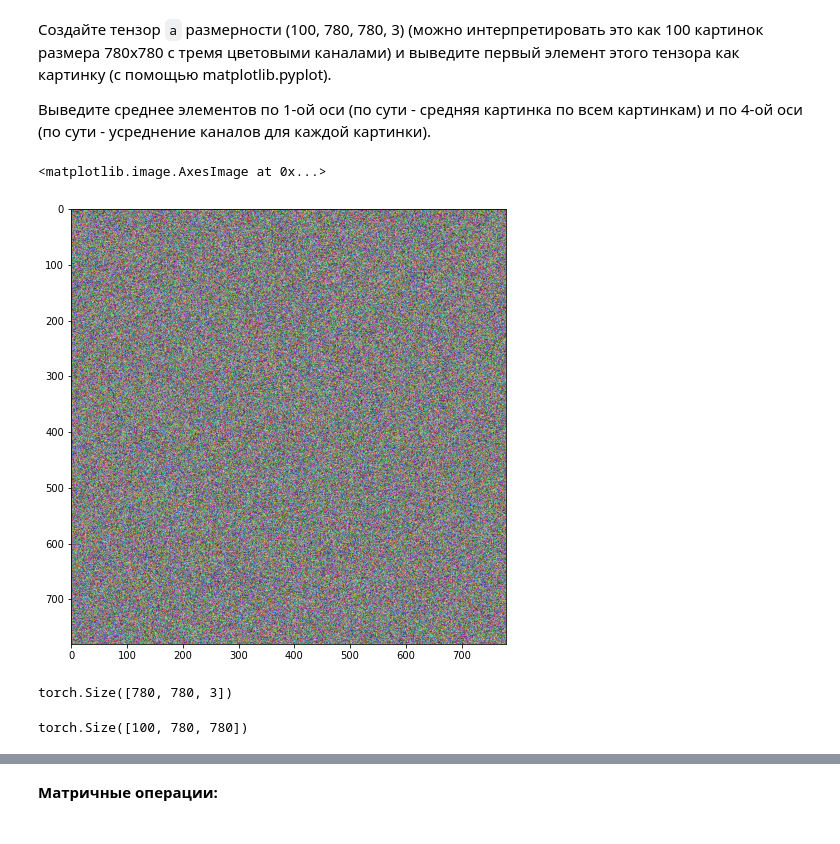
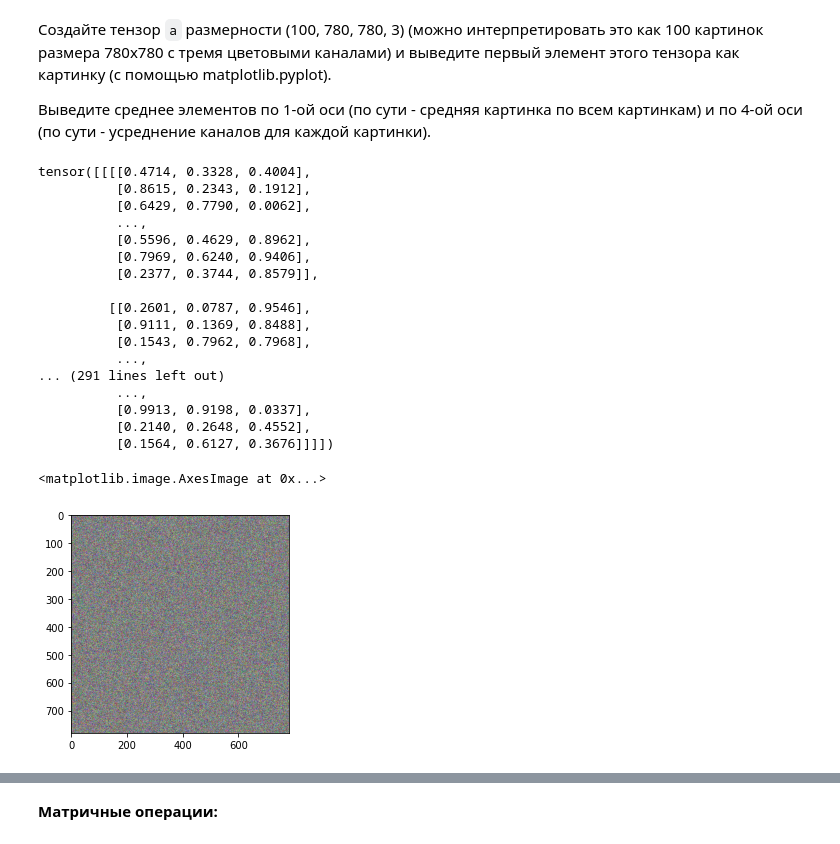
Before and after one commit to bulinayas/Deep-deep-learning, a Jupyter notebook: [seminar]pytorch_basics.ipynb, the cells around one changed output, grey strips where cells are left out. Drawn from its saved outputs; the diff is of its cells as text; code cells hidden in the pictures.

```diff
--- a/[seminar]pytorch_basics.ipynb
+++ b/[seminar]pytorch_basics.ipynb
@@ -574,22 +568,32 @@ torch.return_types.min(values=tensor([1., 2., 3.]), indices=tensor([0, 0, 0]))
 Создайте тензор `a` размерности (100, 780, 780, 3) (можно интерпретировать это как 100 картинок размера 780х780 с тремя цветовыми каналами) и выведите первый элемент этого тензора как картинку (с помощью matplotlib.pyplot).
 
 Выведите среднее элементов по 1-ой оси (по сути - средняя картинка по всем картинкам) и по 4-ой оси (по сути - усреднение каналов для каждой картинки).
+# %%
+a = torch.FloatTensor(100, 780, 780, 3).uniform_()
+a
+# %% [output]
+tensor([[[[0.4714, 0.3328, 0.4004],
+          [0.8615, 0.2343, 0.1912],
+          [0.6429, 0.7790, 0.0062],
+          ...,
+          [0.5596, 0.4629, 0.8962],
+          [0.7969, 0.6240, 0.9406],
+          [0.2377, 0.3744, 0.8579]],
+
+         [[0.2601, 0.0787, 0.9546],
+          [0.9111, 0.1369, 0.8488],
+          [0.1543, 0.7962, 0.7968],
+          ...,
+... (291 lines left out)
+          ...,
+          [0.9913, 0.9198, 0.0337],
+          [0.2140, 0.2648, 0.4552],
+          [0.1564, 0.6127, 0.3676]]]])
 # %%
 import matplotlib.pyplot as plt
-# %%
-a=torch.FloatTensor(100,780,780,3).uniform_(0,1)
-# %%
-fig,ax=plt.subplots(1,1,figsize=(16,8))
-ax.imshow(a[0,:,:,:])
-# %% [output]
-<matplotlib.image.AxesImage at 0x...>
-[figure, removed]
-# %%
-a.mean(axis=0).shape
-# %% [output]
-torch.Size([780, 780, 3])
-# %%
-a.mean(axis=3).shape
-# %% [output]
-torch.Size([100, 780, 780])
+# %%
+plt.imshow(a[0, :, :, :])
+# %% [output]
+<matplotlib.image.AxesImage at 0x...>
+[figure, added]
 # %%
```
Also changed, not shown: parts of 54 cells of this notebook.
